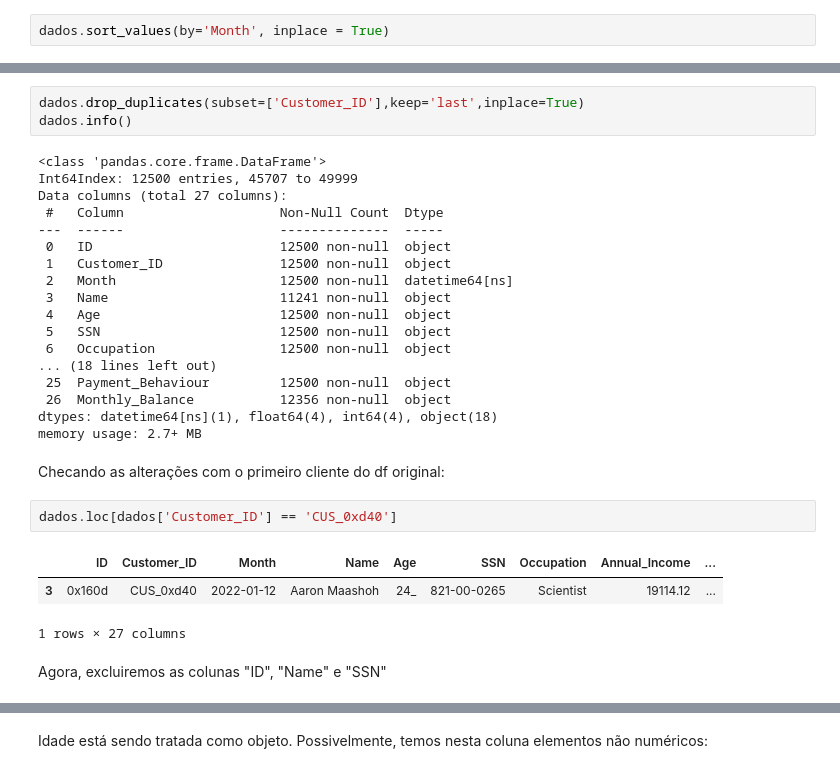
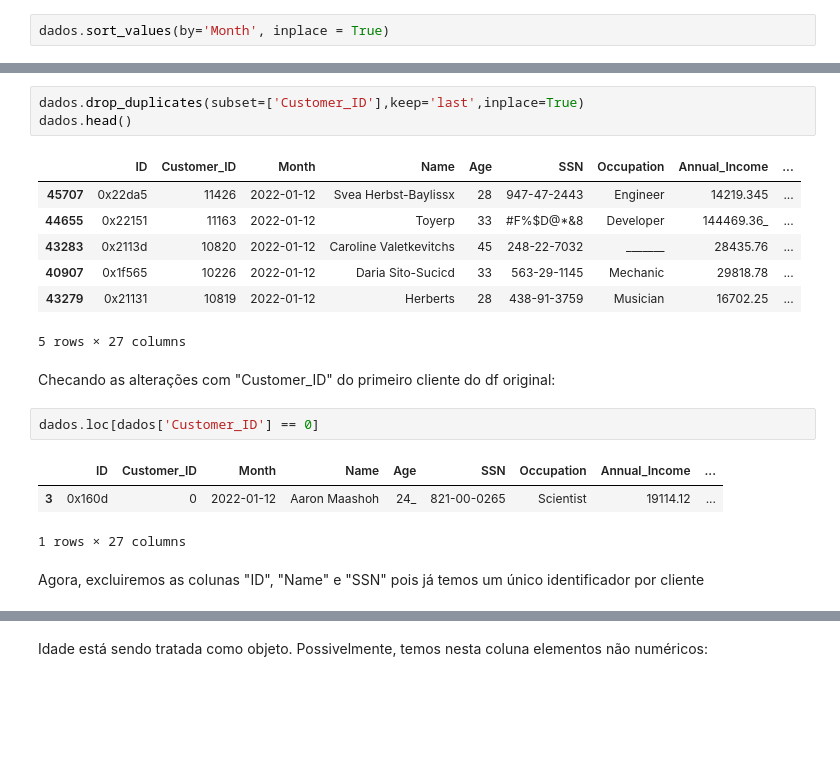
Before and after one commit to julianacamara98/intro_python_2023_ProjetoFinal, a Jupyter notebook: EDA.ipynb, the cells around one changed output, grey strips where cells are left out. Saved outputs shown, nothing was run; the diff lists cells and outputs as text; blank space fills up the shorter version.

```diff
--- a/EDA.ipynb
+++ b/EDA.ipynb
@@ -165,34 +141,24 @@ dados.head(10)
 # %%
 dados.drop_duplicates(subset=['Customer_ID'],keep='last',inplace=True)
-dados.info()
+dados.head()
 # %% [output]
+|  | ID | Customer_ID | Month | Name | Age | SSN | Occupation | Annual_Income | ... |
+| 45707 | 0x22da5 | 11426 | 2022-01-12 | Svea Herbst-Baylissx | 28 | 947-47-2443 | Engineer | 14219.345 | ... |
+| 44655 | 0x22151 | 11163 | 2022-01-12 | Toyerp | 33 | #F%$D@*&8 | Developer | 144469.36_ | ... |
+| 43283 | 0x2113d | 10820 | 2022-01-12 | Caroline Valetkevitchs | 45 | 248-22-7032 | _______ | 28435.76 | ... |
+| 40907 | 0x1f565 | 10226 | 2022-01-12 | Daria Sito-Sucicd | 33 | 563-29-1145 | Mechanic | 29818.78 | ... |
+| 43279 | 0x21131 | 10819 | 2022-01-12 | Herberts | 28 | 438-91-3759 | Musician | 16702.25 | ... |
-<class 'pandas.core.frame.DataFrame'>
-Int64Index: 12500 entries, 45707 to 49999
-Data columns (total 27 columns):
- #   Column                    Non-Null Count  Dtype
----  ------                    --------------  -----
- 0   ID                        12500 non-null  object
- 1   Customer_ID               12500 non-null  object
- 2   Month                     12500 non-null  datetime64[ns]
- 3   Name                      11241 non-null  object
- 4   Age                       12500 non-null  object
- 5   SSN                       12500 non-null  object
- 6   Occupation                12500 non-null  object
-... (18 lines left out)
- 25  Payment_Behaviour         12500 non-null  object
- 26  Monthly_Balance           12356 non-null  object
-dtypes: datetime64[ns](1), float64(4), int64(4), object(18)
-memory usage: 2.7+ MB
+5 rows × 27 columns
 # %% [markdown]
-Checando as alterações com o primeiro cliente do df original:
+Checando as alterações com "Customer_ID" do primeiro cliente do df original:
 # %%
-dados.loc[dados['Customer_ID'] == 'CUS_0xd40']
+dados.loc[dados['Customer_ID'] == 0]
 # %% [output]
 |  | ID | Customer_ID | Month | Name | Age | SSN | Occupation | Annual_Income | ... |
-| 3 | 0x160d | CUS_0xd40 | 2022-01-12 | Aaron Maashoh | 24_ | 821-00-0265 | Scientist | 19114.12 | ... |
+| 3 | 0x160d | 0 | 2022-01-12 | Aaron Maashoh | 24_ | 821-00-0265 | Scientist | 19114.12 | ... |
 1 rows × 27 columns
 # %% [markdown]
-Agora, excluiremos as colunas "ID", "Name" e "SSN"
+Agora, excluiremos as colunas "ID", "Name" e "SSN" pois já temos um único identificador por cliente
 # %%
 dados.drop(columns=['ID','Name','SSN'], inplace=True)
 dados.head()
```
Also changed, not shown: parts of 38 cells of this notebook.
